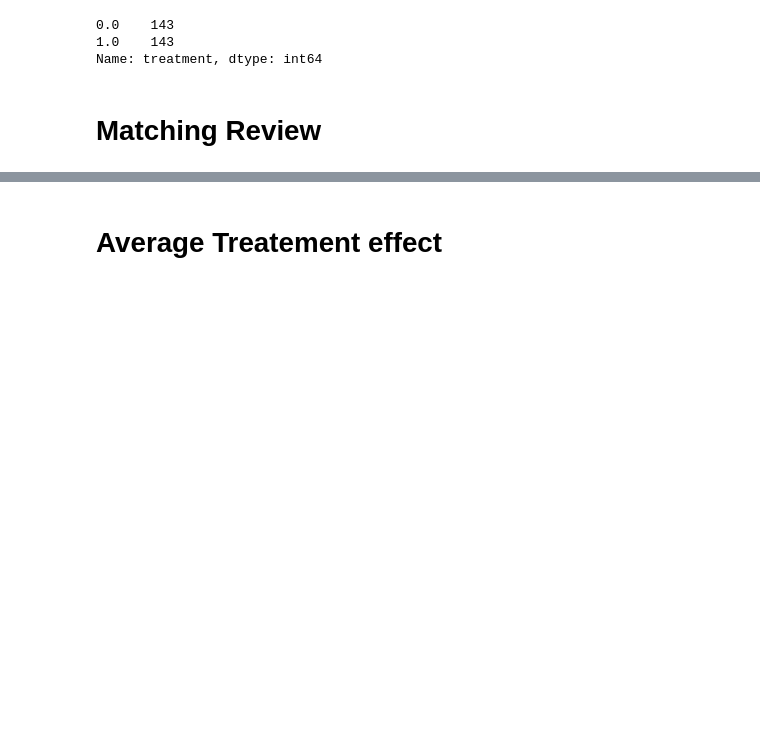
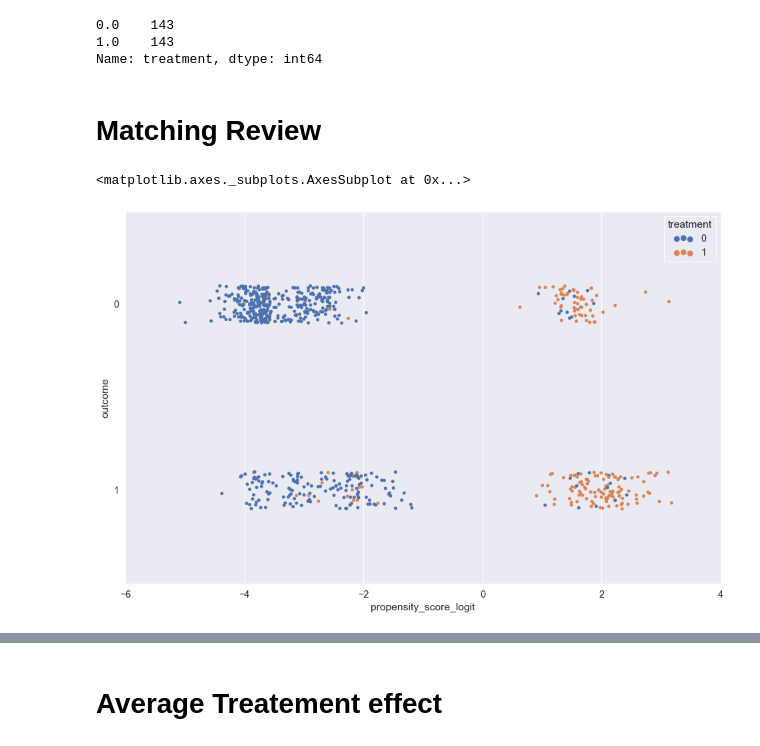
Before and after one commit to konosp/propensity-score-matching, a Jupyter notebook: propensity_score_matching_v2.ipynb, the cells around one changed output, grey strips where cells are left out. Drawn from its saved outputs; the diff is of its cells as text; code cells hidden in the pictures; blank space fills up the shorter version.

```diff
--- a/propensity_score_matching_v2.ipynb
+++ b/propensity_score_matching_v2.ipynb
@@ -266,3 +272,8 @@ all_mached_data.treatment.value_counts()
 Name: treatment, dtype: int64
 # %% [markdown]
 # Matching Review
+# %%
+sns.stripplot(data = df_data, y = 'outcome', x = 'propensity_score_logit', hue = 'treatment', orient = 'h')
+# %% [output]
+<matplotlib.axes._subplots.AxesSubplot at 0x...>
+[figure, added]
```
Also changed, not shown: parts of 17 cells of this notebook, 4 other files.
